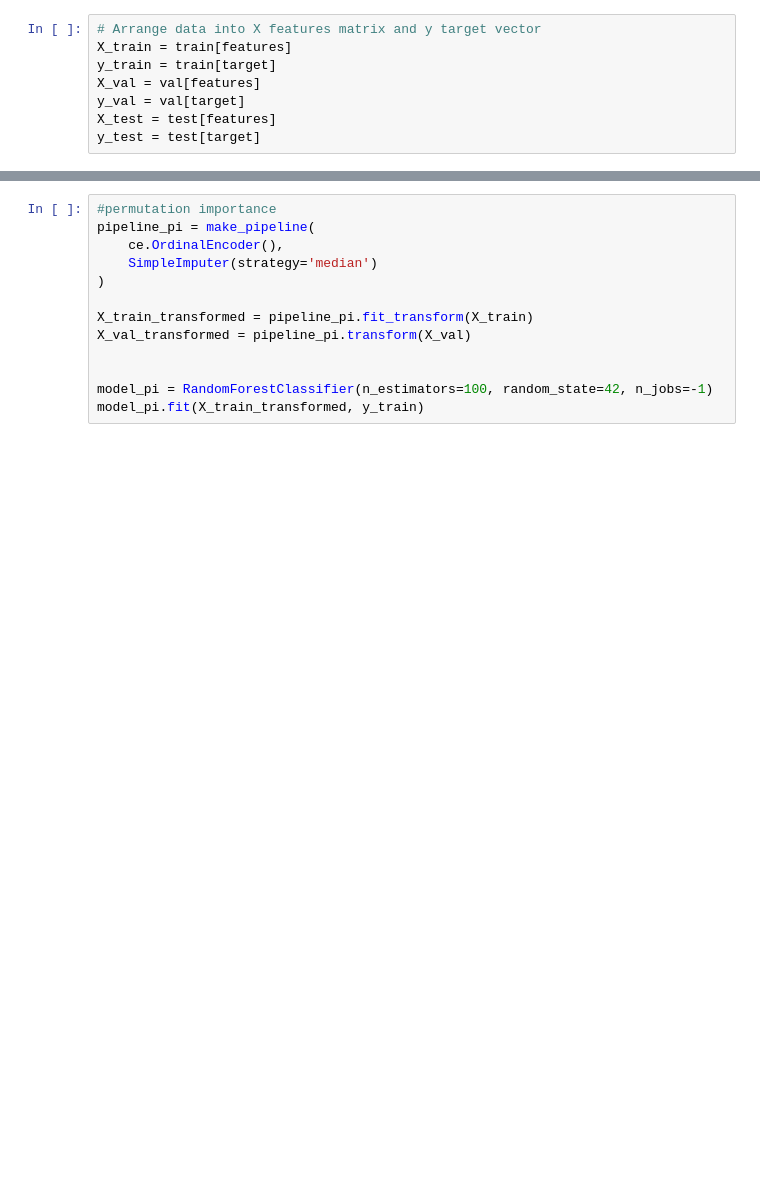
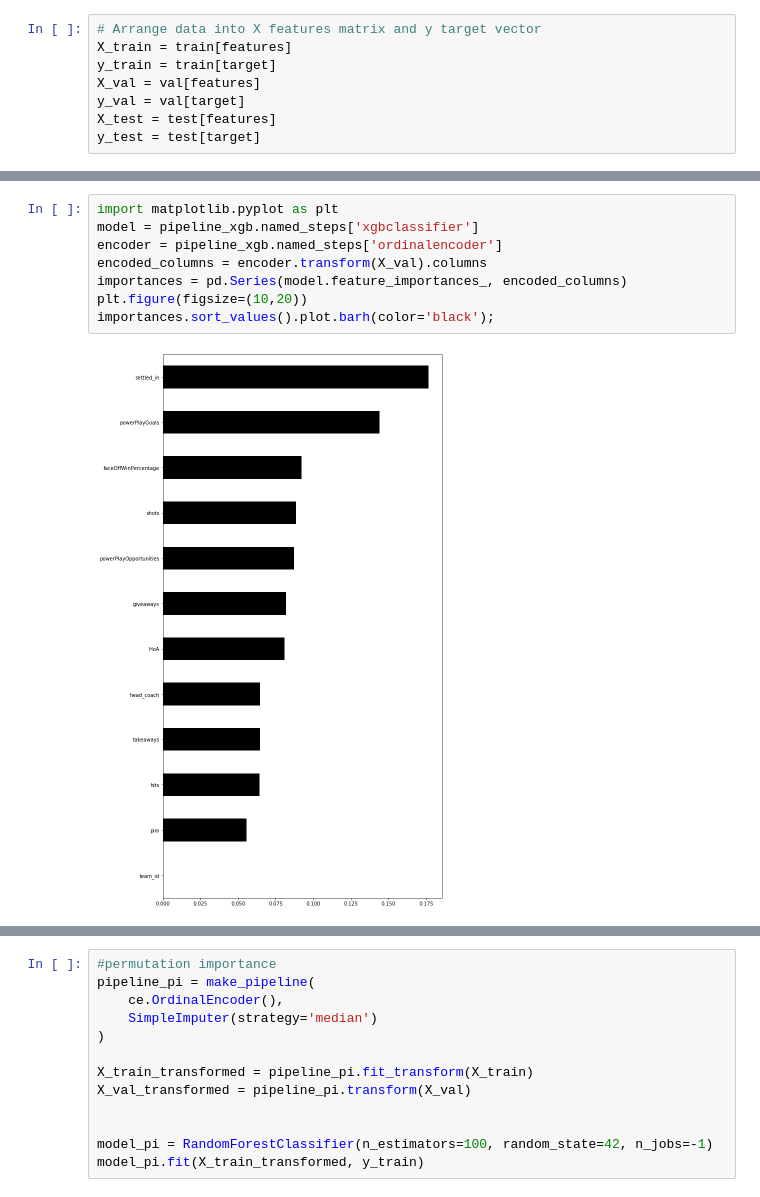
Before and after one commit to npgeorge/DS-Unit-2-Applied-Modeling, a Jupyter notebook: NHL_Data_Project_Team_Stats.ipynb, the cells around one changed output, grey strips where cells are left out. Drawn from its saved outputs; the diff is of its cells as text; blank space fills up the shorter version.

```diff
--- a/NHL_Data_Project_Team_Stats.ipynb
+++ b/NHL_Data_Project_Team_Stats.ipynb
@@ -139,3 +181,13 @@ Successfully installed category-encoders-2.1.0
+# %%
+import matplotlib.pyplot as plt
+model = pipeline_xgb.named_steps['xgbclassifier']
+encoder = pipeline_xgb.named_steps['ordinalencoder']
+encoded_columns = encoder.transform(X_val).columns
+importances = pd.Series(model.feature_importances_, encoded_columns)
+plt.figure(figsize=(10,20))
+importances.sort_values().plot.barh(color='black');
+# %% [output]
+[figure, added]
 # %%
 import category_encoders as ce
 from sklearn.impute import SimpleImputer
```
Also changed, not shown: parts of 24 cells of this notebook.
